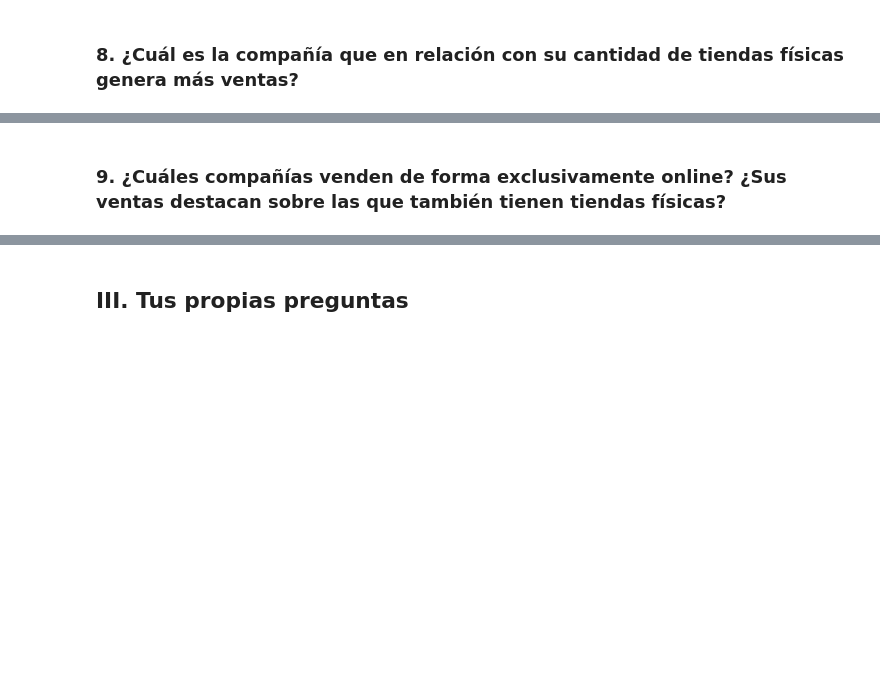
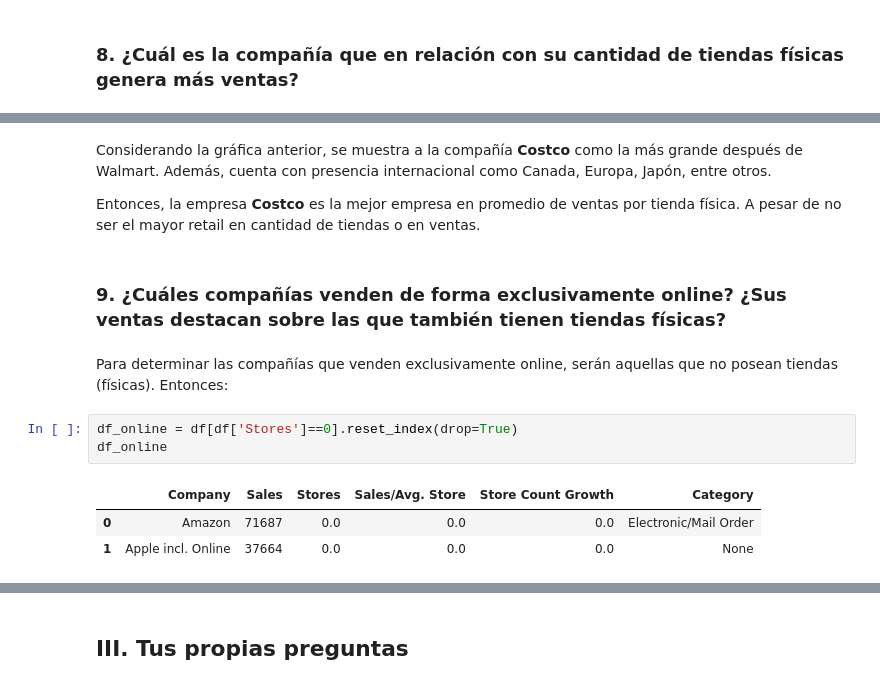
Before and after one commit to iofabela/datacademy_project-Largest_retailers, a Jupyter notebook: datacademy_project_retails.ipynb, the cells around one changed output, grey strips where cells are left out. Cells and saved outputs as stored; diff of their text form; blank space fills up the shorter version.

```diff
--- a/datacademy_project_retails.ipynb
+++ b/datacademy_project_retails.ipynb
@@ -375,2 +386,15 @@ fig.show()
+# %% [markdown]
+Considerando la gráfica anterior, se muestra a la compañía **Costco** como la más grande después de Walmart. Además, cuenta con presencia internacional como Canada, Europa, Japón, entre otros.
+
+Entonces, la empresa **Costco** es la mejor empresa en promedio de ventas por tienda física. A pesar de no ser el mayor retail en cantidad de tiendas o en ventas.
 # %% [markdown]
 ### 9. ¿Cuáles compañías venden de forma exclusivamente online? ¿Sus ventas destacan sobre las que también tienen tiendas físicas?
+# %% [markdown]
+Para determinar las compañías que venden exclusivamente online, serán aquellas que no posean tiendas (físicas). Entonces:
+# %%
+df_online = df[df['Stores']==0].reset_index(drop=True)
+df_online
+# %% [output]
+|  | Company | Sales | Stores | Sales/Avg. Store | Store Count Growth | Category |
+| 0 | Amazon | 71687 | 0.0 | 0.0 | 0.0 | Electronic/Mail Order |
+| 1 | Apple incl. Online | 37664 | 0.0 | 0.0 | 0.0 | None |
```
Also changed, not shown: parts of 9 cells of this notebook.
